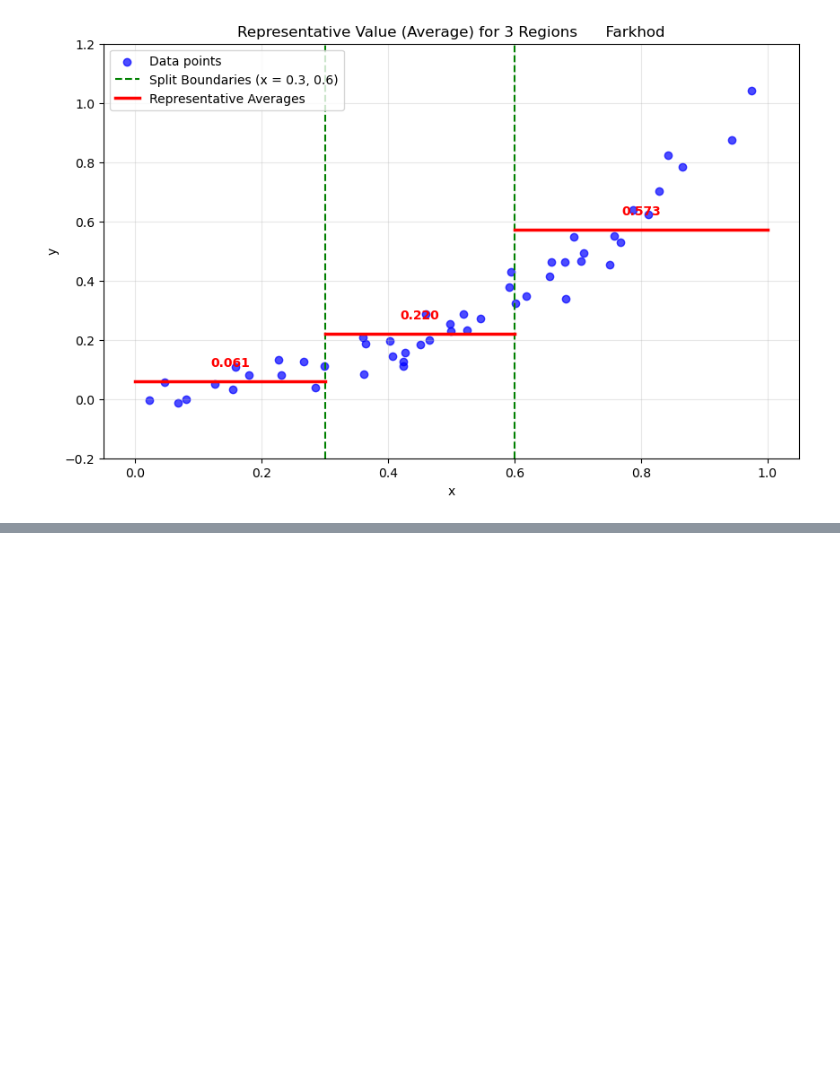
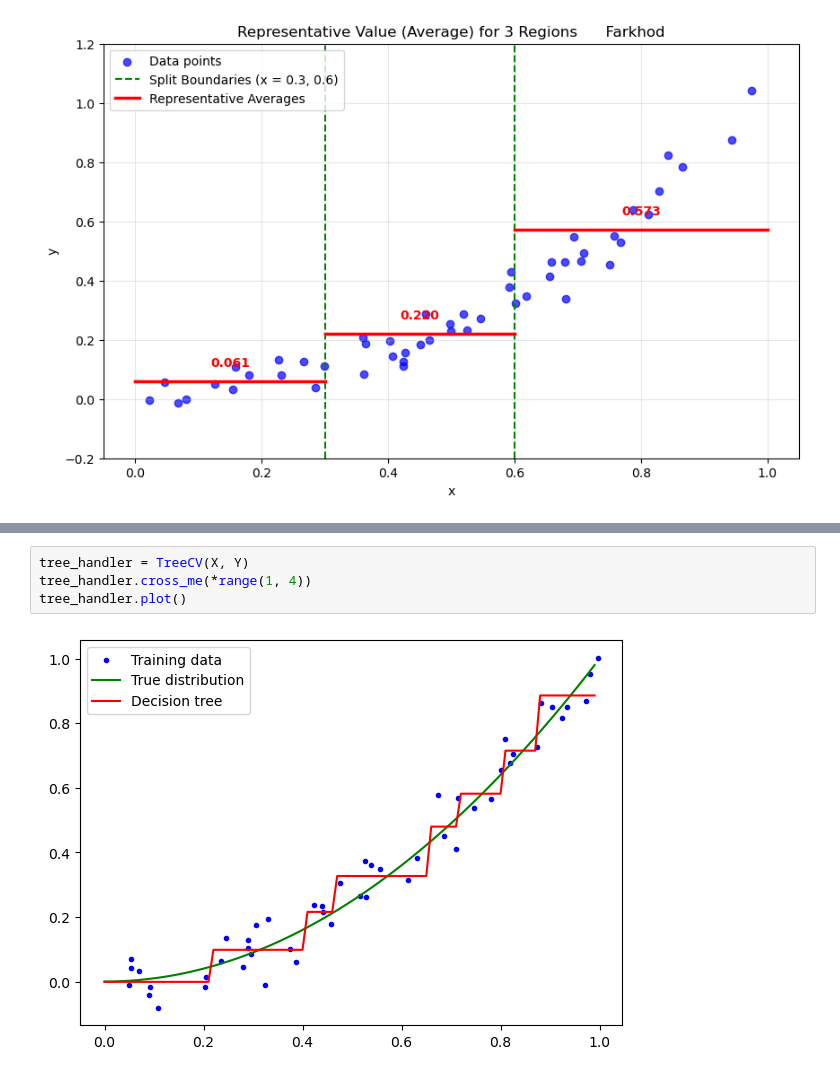
Before and after one commit to FarkhodStudy/AI_Electronic-and-Computer-Dept, a Jupyter notebook: Jupiterfirst.ipynb, the cells around one changed output, grey strips where cells are left out. Drawn from its saved outputs; the diff is of its cells as text; blank space fills up the shorter version.

```diff
--- a/Jupiterfirst.ipynb
+++ b/Jupiterfirst.ipynb
@@ -118,0 +208,6 @@ plt.show()
+# %%
+tree_handler = TreeCV(X, Y)
+tree_handler.cross_me(*range(1, 4))
+tree_handler.plot()
+# %% [output]
+[figure, added]
```
Also changed, not shown: parts of 6 cells of this notebook.
